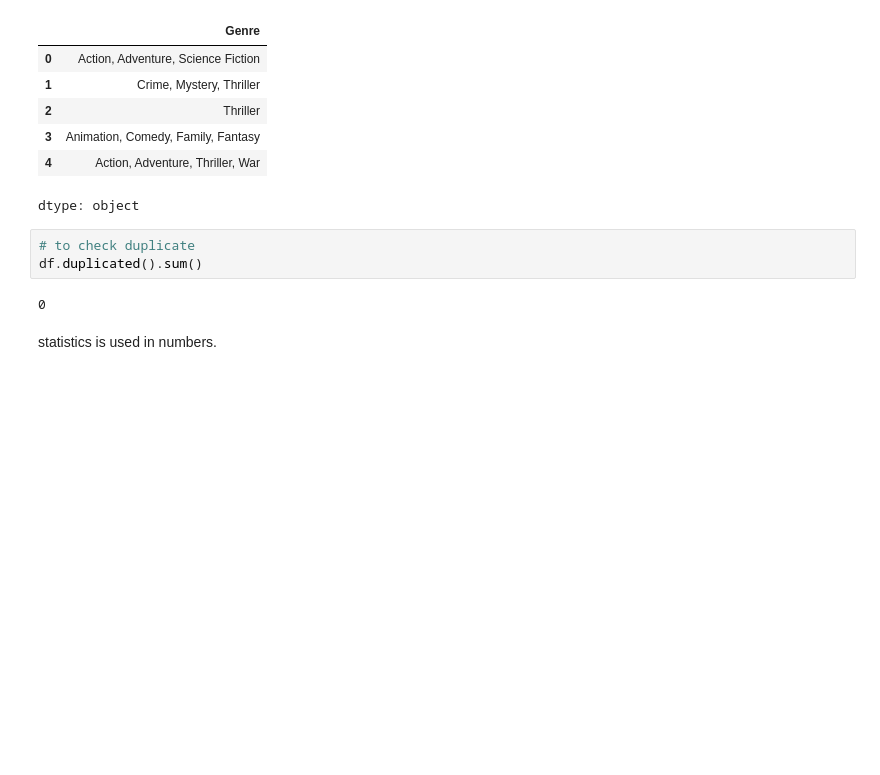
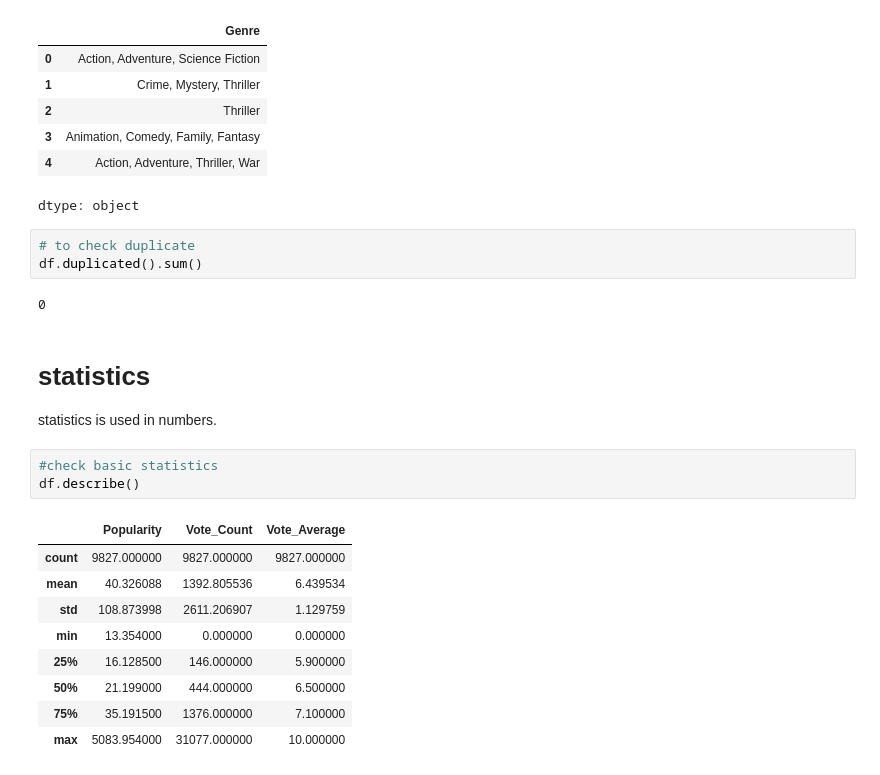
Before and after one commit to Roshanshres/netflix-data-analysis, a Jupyter notebook: netflix_data_analysis.ipynb, the cells around one changed output. Drawn from its saved outputs; the diff is of its cells as text; blank space fills up the shorter version.

```diff
--- a/netflix_data_analysis.ipynb
+++ b/netflix_data_analysis.ipynb
@@ -58,4 +58,18 @@ df.duplicated().sum()
 # %% [output]
 0
 # %% [markdown]
+# statistics
 statistics is used in numbers.
+# %%
+#check basic statistics
+df.describe()
+# %% [output]
+|  | Popularity | Vote_Count | Vote_Average |
+| count | 9827.000000 | 9827.000000 | 9827.000000 |
+| mean | 40.326088 | 1392.805536 | 6.439534 |
+| std | 108.873998 | 2611.206907 | 1.129759 |
+| min | 13.354000 | 0.000000 | 0.000000 |
+| 25% | 16.128500 | 146.000000 | 5.900000 |
+| 50% | 21.199000 | 444.000000 | 6.500000 |
+| 75% | 35.191500 | 1376.000000 | 7.100000 |
+| max | 5083.954000 | 31077.000000 | 10.000000 |
```
